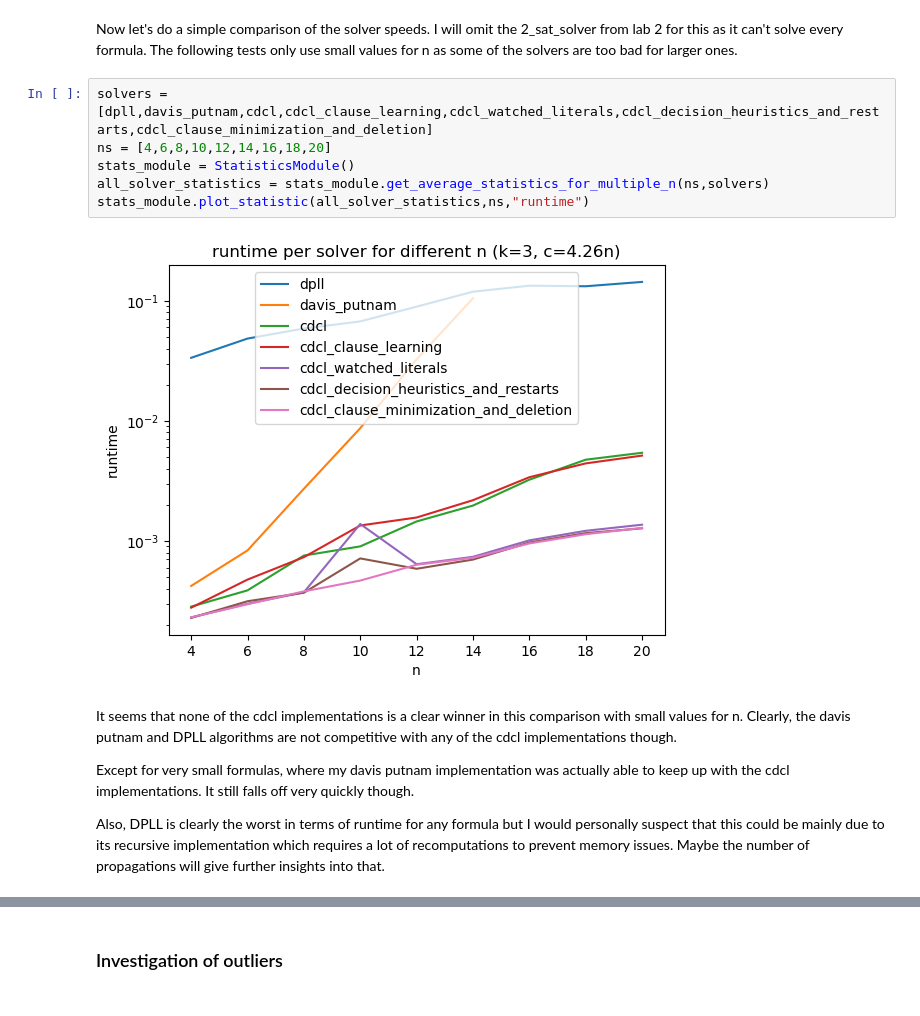
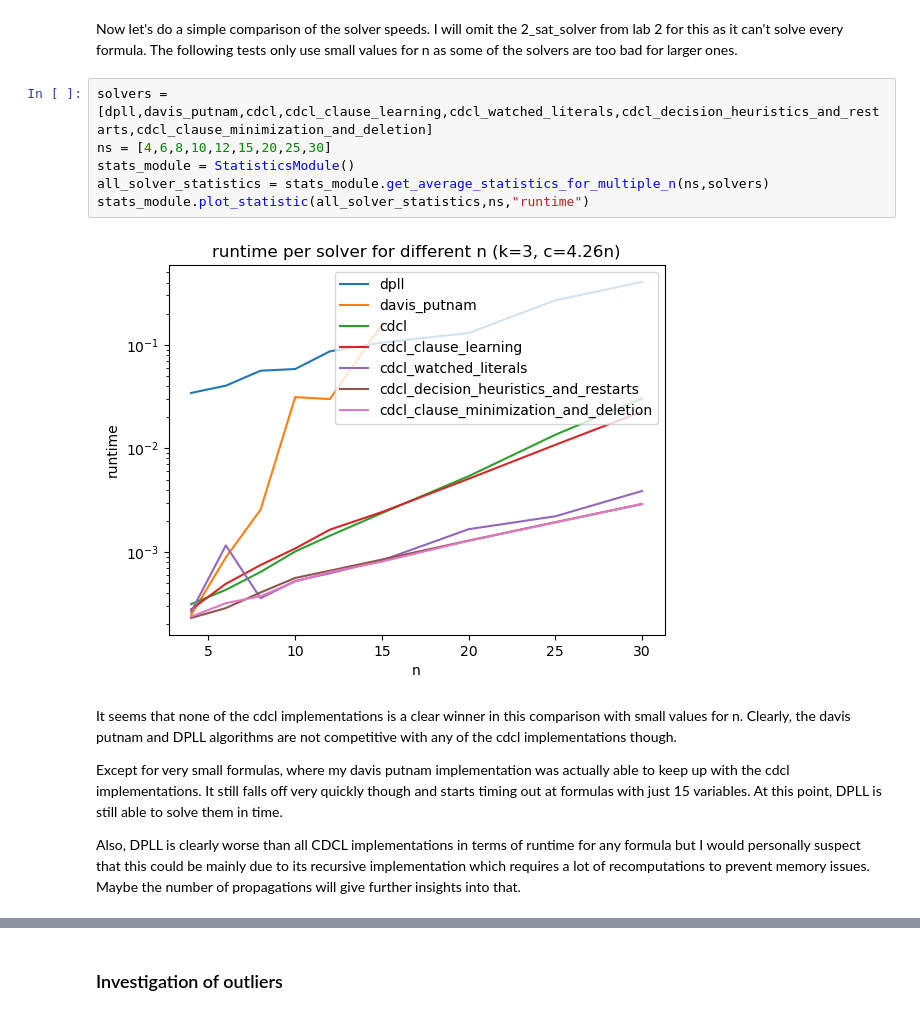
Before and after one commit to NeWildeSache/SAT-Lab, a Jupyter notebook: benchmarks.ipynb, the cells around one changed output, grey strips where cells are left out. Saved outputs shown, nothing was run; the diff lists cells and outputs as text.

```diff
--- a/benchmarks.ipynb
+++ b/benchmarks.ipynb
@@ -47,18 +39,18 @@ All tests passed!
 Now let's do a simple comparison of the solver speeds. I will omit the 2_sat_solver from lab 2 for this as it can't solve every formula. The following tests only use small values for n as some of the solvers are too bad for larger ones.
 # %%
 solvers = [dpll,davis_putnam,cdcl,cdcl_clause_learning,cdcl_watched_literals,cdcl_decision_heuristics_and_restarts,cdcl_clause_minimization_and_deletion]
-ns = [4,6,8,10,12,14,16,18,20]
+ns = [4,6,8,10,12,15,20,25,30]
 stats_module = StatisticsModule()
 all_solver_statistics = stats_module.get_average_statistics_for_multiple_n(ns,solvers)
 stats_module.plot_statistic(all_solver_statistics,ns,"runtime")
 # %% [output]
-[figure, old version]
+[figure, new version]
 # %% [markdown]
 It seems that none of the cdcl implementations is a clear winner in this comparison with small values for n. Clearly, the davis putnam and DPLL algorithms are not competitive with any of the cdcl implementations though.
 
-Except for very small formulas, where my davis putnam implementation was actually able to keep up with the cdcl implementations. It still falls off very quickly though.
+Except for very small formulas, where my davis putnam implementation was actually able to keep up with the cdcl implementations. It still falls off very quickly though and starts timing out at formulas with just 15 variables. At this point, DPLL is still able to solve them in time.
 
-Also, DPLL is clearly the worst in terms of runtime for any formula but I would personally suspect that this could be mainly due to its recursive implementation which requires a lot of recomputations to prevent memory issues. Maybe the number of propagations will give further insights into that.
+Also, DPLL is clearly worse than all CDCL implementations in terms of runtime for any formula but I would personally suspect that this could be mainly due to its recursive implementation which requires a lot of recomputations to prevent memory issues. Maybe the number of propagations will give further insights into that.
 # %%
 stats_module.plot_multiple_statistics(all_solver_statistics,ns,["propagation_count"])
 # %% [output]
```
Also changed, not shown: parts of 3 cells of this notebook, 31 other files.
